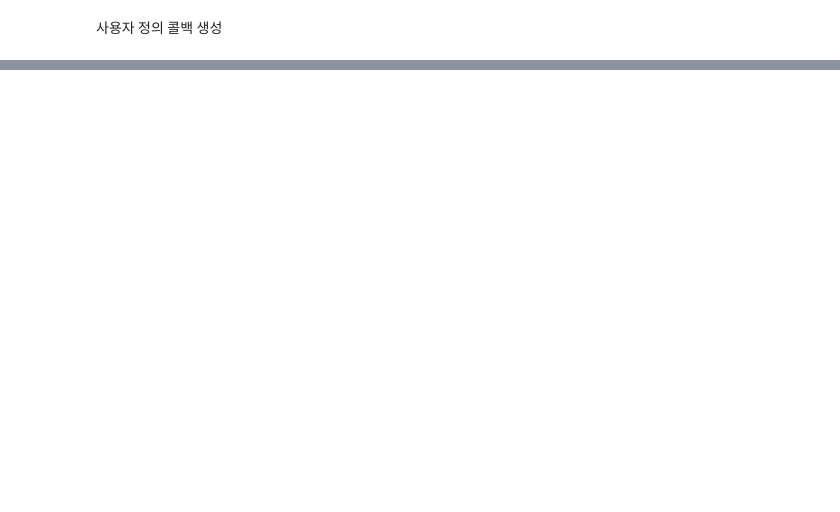
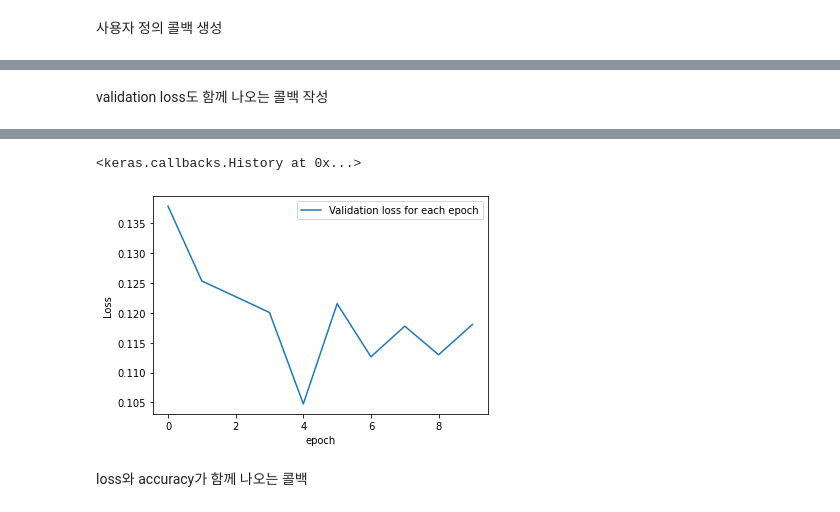
Before and after one commit to ggumtakg/AIFFEL_quest_rs, a Jupyter notebook: Playground/Playground.ipynb, the cells around one changed output, grey strips where cells are left out. Saved outputs shown, nothing was run; the diff lists cells and outputs as text; code cells hidden in the pictures; blank space fills up the shorter version.

```diff
--- a/Playground/Playground.ipynb
+++ b/Playground/Playground.ipynb
@@ -546,0 +546,37 @@ Epoch 10/10
+# %% [markdown]
+validation loss도 함께 나오는 콜백 작성
+# %%
+class AllLossHistory(keras.callbacks.Callback):
+    def on_train_begin(self, logs):
+        self.per_batch_losses = []
+        self.per_val_losses = []
+
+    def on_batch_end(self, batch, logs):
+        self.per_batch_losses.append(logs.get("loss"))
+
+    def on_epoch_end(self, epoch, logs):
+        self.per_val_losses.append(logs.get("val_loss"))
+        plt.clf()
+        plt.plot(range(len(self.per_batch_losses)), self.per_batch_losses, label="Training loss for each batch")
+        plt.xlabel(f"Batch (epoch {epoch})")
+        plt.ylabel("Loss")
+        plt.legend()
+        plt.savefig(f"plot_at_epoch_{epoch}")
+        self.per_batch_losses = []
+    def on_train_end(self, logs):
+        plt.clf()
+        plt.plot(range(len(self.per_val_losses)), self.per_val_losses, label="Validation loss for each epoch")
+        plt.xlabel("epoch")
+        plt.ylabel("Loss")
+        plt.legend()
+        plt.savefig("val_loss_plot_at_train")
+# %%
+model = get_mnist_model()
+model.compile(optimizer="rmsprop",
+              loss="sparse_categorical_crossentropy",
+              metrics=["accuracy"])
+model.fit(train_images, train_labels,
+          epochs=10,
+          callbacks=[AllLossHistory()],
+          validation_data=(val_images, val_labels))
+# %% [output]
@@ -546,0 +603,4 @@ Epoch 10/10
+<keras.callbacks.History at 0x...>
+[figure, added]
+# %% [markdown]
+loss와 accuracy가 함께 나오는 콜백
```
Also changed, not shown: parts of 14 cells of this notebook, 22 other files.
